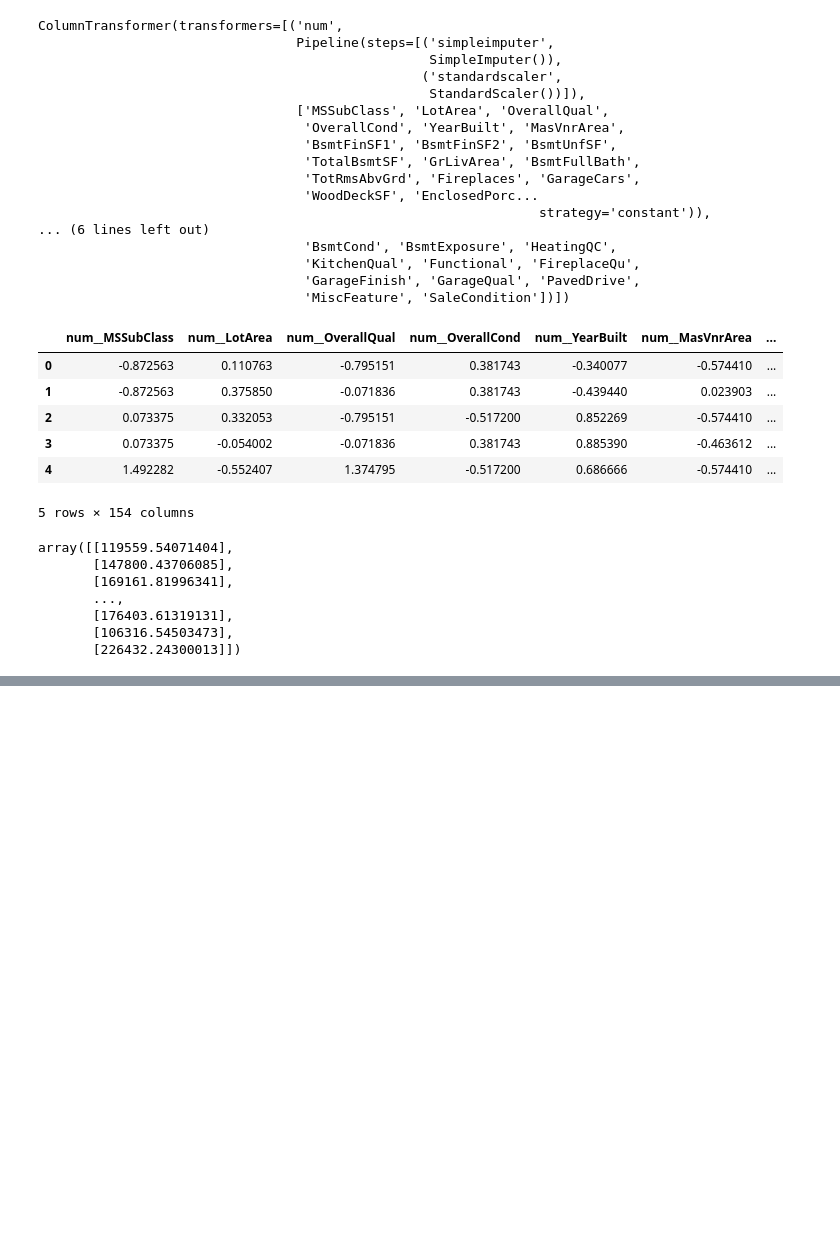
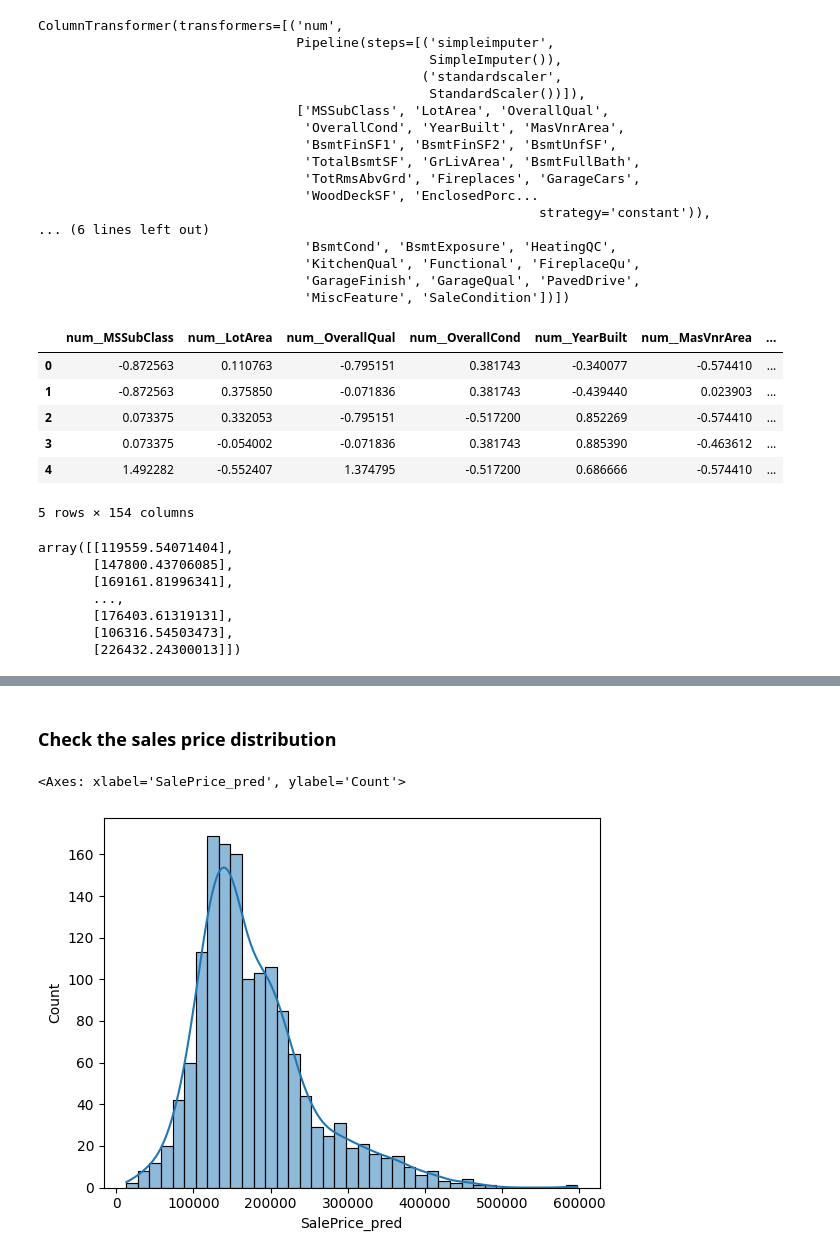
Before and after one commit to DhanashreeAmbekar/Machine-Learning, a Jupyter notebook: Project_1/Project_1.ipynb, the cells around one changed output, grey strips where cells are left out. Drawn from its saved outputs; the diff is of its cells as text; code cells hidden in the pictures; blank space fills up the shorter version.

Commit message:
SalesPrice_Project

```diff
--- a/Project_1/Project_1.ipynb
+++ b/Project_1/Project_1.ipynb
@@ -789,2 +789,10 @@ xnew
 # %%
 xnew.to_csv("RidgeResults.csv", index=False)
+# %% [markdown]
+### Check the sales price distribution
+# %%
+import seaborn as sns
+sns.histplot(data=xnew, x="SalePrice_pred", kde=True)
+# %% [output]
+<Axes: xlabel='SalePrice_pred', ylabel='Count'>
+[figure, added]
```
Also changed, not shown: parts of 13 cells of this notebook, 3 other files.
